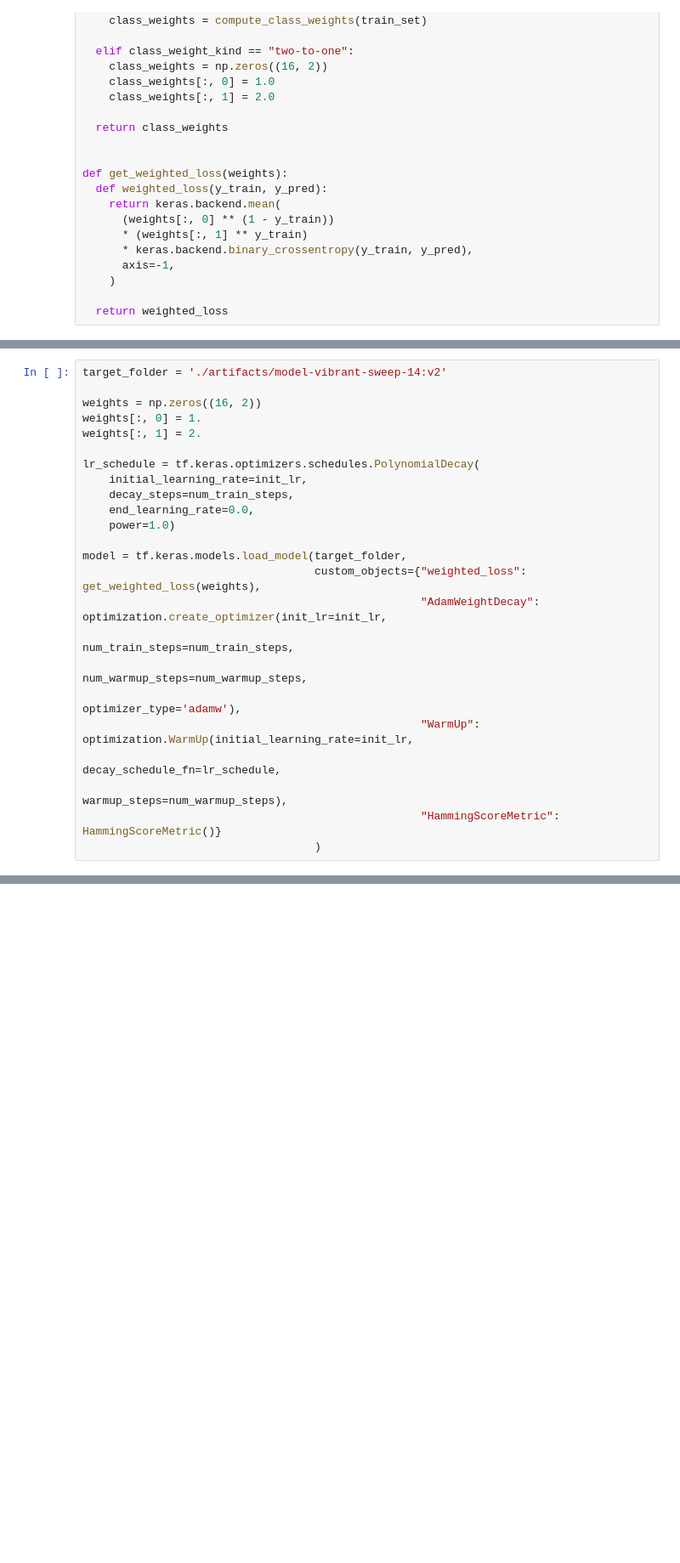
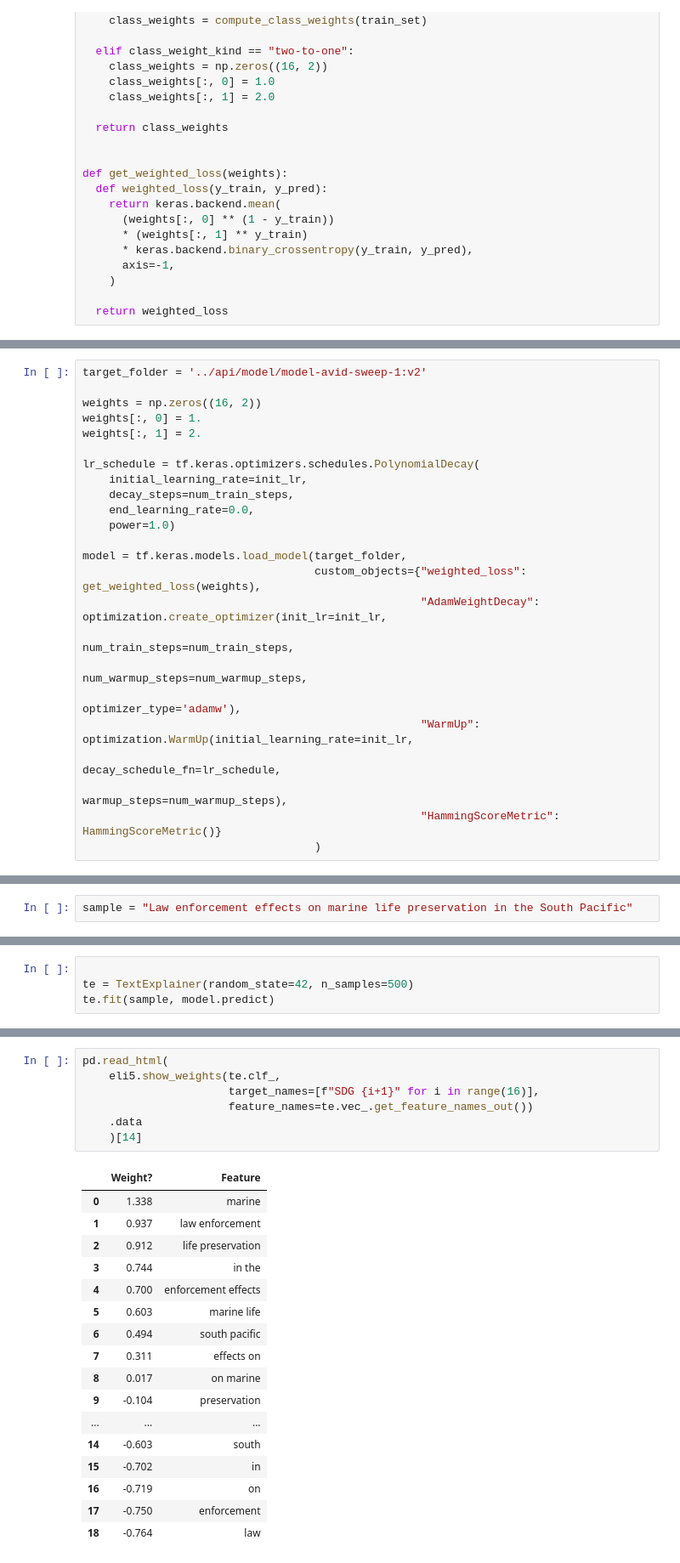
Before and after one commit to alexandrehsd/asgard, a Jupyter notebook: notebooks/load_model.ipynb, the cells around one changed output, grey strips where cells are left out. Shown at 85% size. Cells and saved outputs as stored; diff of their text form; blank space fills up the shorter version.

```diff
--- a/notebooks/load_model.ipynb
+++ b/notebooks/load_model.ipynb
@@ -121,5 +95,5 @@ artifact_dir
 # %%
-target_folder = './artifacts/model-vibrant-sweep-14:v2'
+target_folder = '../api/model/model-avid-sweep-1:v2'
 
 weights = np.zeros((16, 2))
 weights[:, 0] = 1.
@@ -185,0 +125,2 @@ tf.Tensor(b'COVID-19: Lessons for junior doctors redeployed to critical care', s
+# %%
+sample = "Law enforcement effects on marine life preservation in the South Pacific"
@@ -185,0 +141,4 @@ tf.Tensor(b'COVID-19: Lessons for junior doctors redeployed to critical care', s
+# %%
+
+te = TextExplainer(random_state=42, n_samples=500)
+te.fit(sample, model.predict)
@@ -185,0 +167,25 @@ tf.Tensor(b'COVID-19: Lessons for junior doctors redeployed to critical care', s
+# %%
+pd.read_html(
+    eli5.show_weights(te.clf_,
+                      target_names=[f"SDG {i+1}" for i in range(16)],
+                      feature_names=te.vec_.get_feature_names_out())
+    .data
+    )[14]
+# %% [output]
+|  | Weight? | Feature |
+| 0 | 1.338 | marine |
+| 1 | 0.937 | law enforcement |
+| 2 | 0.912 | life preservation |
+| 3 | 0.744 | in the |
+| 4 | 0.700 | enforcement effects |
+| 5 | 0.603 | marine life |
+| 6 | 0.494 | south pacific |
+| 7 | 0.311 | effects on |
+| 8 | 0.017 | on marine |
+| 9 | -0.104 | preservation |
+| ... | ... | ... |
+| 14 | -0.603 | south |
+| 15 | -0.702 | in |
+| 16 | -0.719 | on |
+| 17 | -0.750 | enforcement |
+| 18 | -0.764 | law |
```
Also changed, not shown: parts of 27 cells of this notebook.
